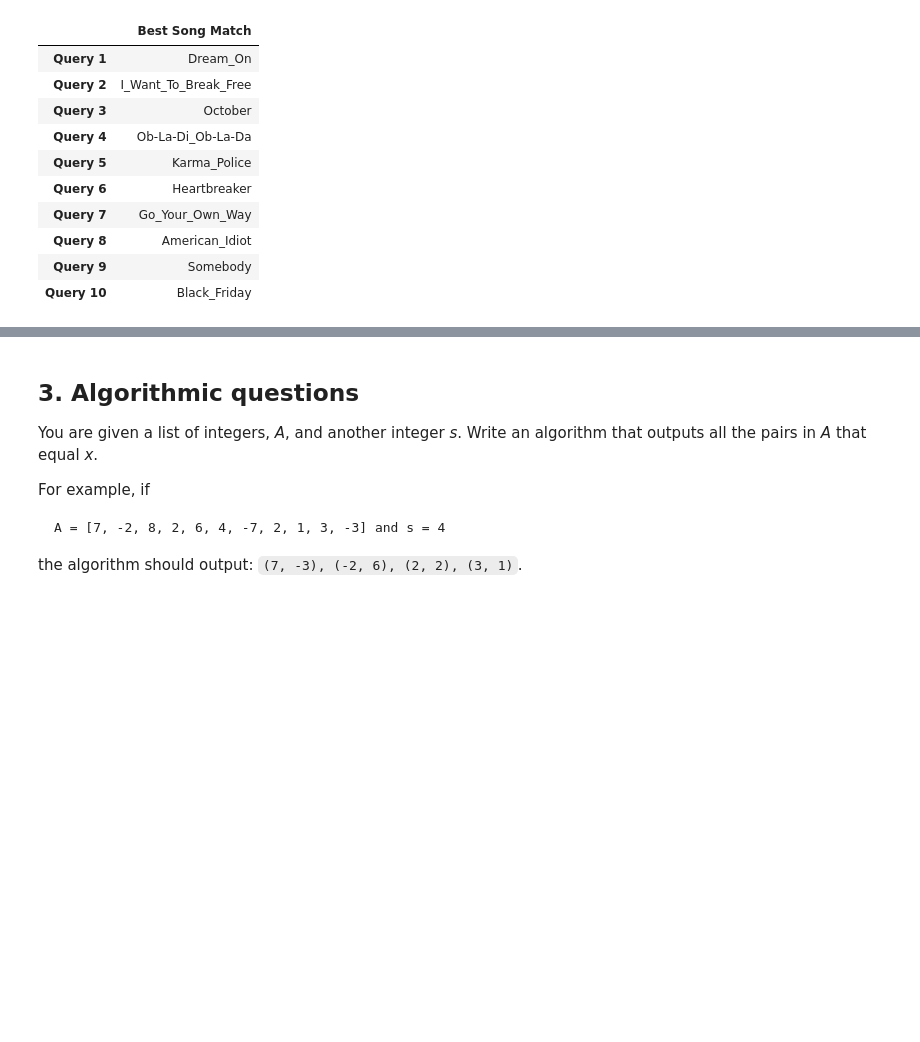
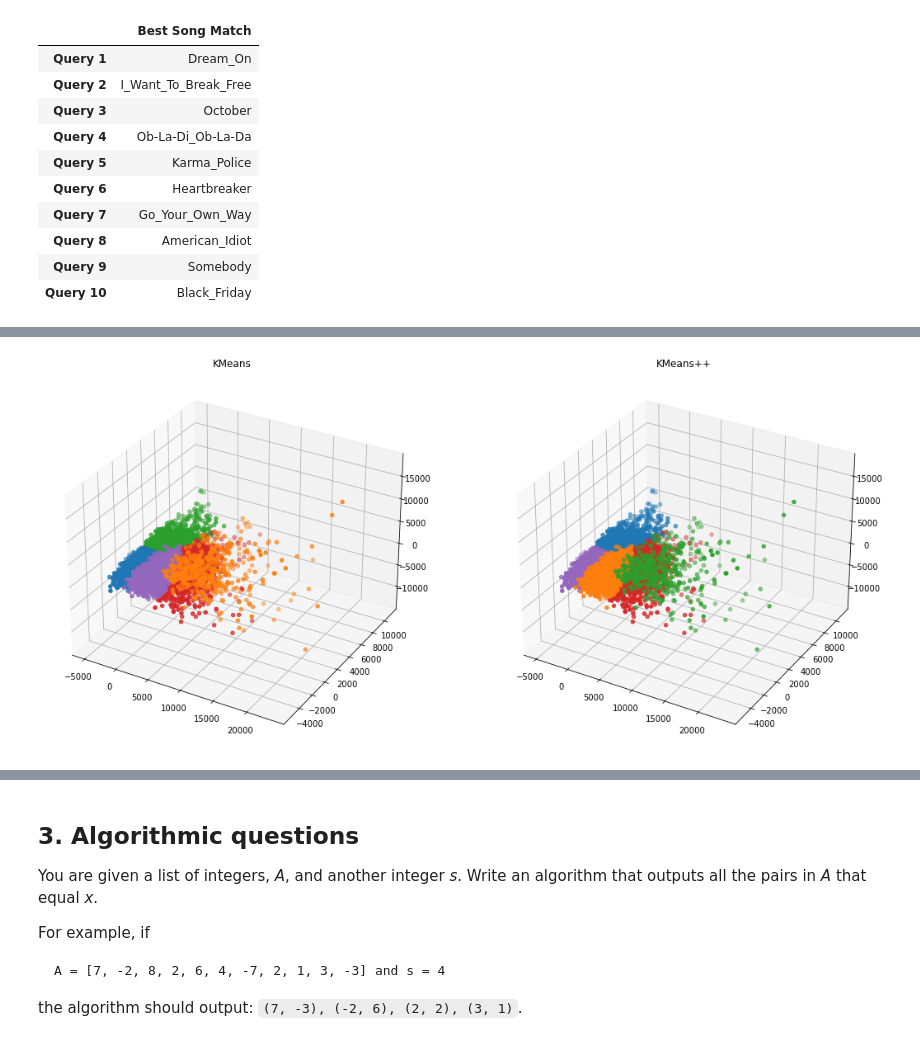
Before and after one commit to PliniLeonardo/ADM_HW4, a Jupyter notebook: homework4.ipynb, the cells around one changed output, grey strips where cells are left out. Cells and saved outputs as stored; diff of their text form; code cells hidden in the pictures; blank space fills up the shorter version.

```diff
--- a/homework4.ipynb
+++ b/homework4.ipynb
@@ -211,0 +514,2 @@ search(query, 20, 5)
+# %%
+new_sound_info = pd.DataFrame(x, columns=['audio_feature_' + str(i) for i in range(len(x[0]))])
@@ -211,0 +541,4 @@ search(query, 20, 5)
+# %%
+new_sound_info['audio_feature_0']=new_sound_info['audio_feature_0']/ (np.std(new_sound_info['audio_feature_0']))
+new_sound_info['audio_feature_1']=new_sound_info['audio_feature_1']/ (np.std(new_sound_info['audio_feature_1']))
+new_sound_info['audio_feature_2']=new_sound_info['audio_feature_2']/ (np.std(new_sound_info['audio_feature_2']))
@@ -211,0 +565,9 @@ search(query, 20, 5)
+# %%
+K = 5
+
+custom_n_iter, custom_labels, custom_centroids, custom_cost = custom_kmeans(new_sound_info, K)
+plus_plus_n_iter, plus_plus_labels, plus_plus_centroids, plus_plus_cost = kmeans_plus_plus(new_sound_info, K)
+
+features_3dplot_comparison(new_sound_info, K, custom_labels, plus_plus_labels)
+# %% [output]
+[figure, added]
```
Also changed, not shown: parts of 51 cells of this notebook, 7 other files.
